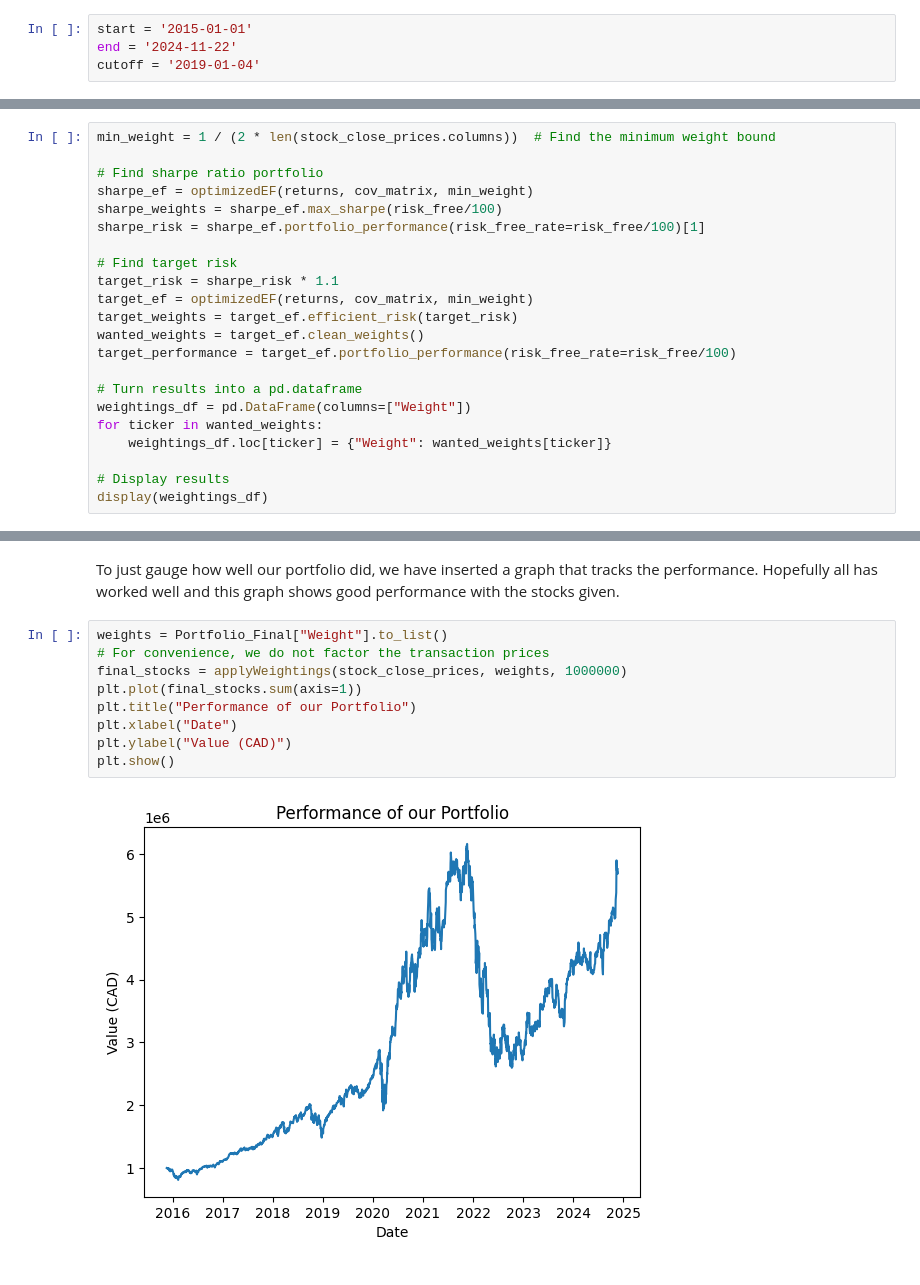
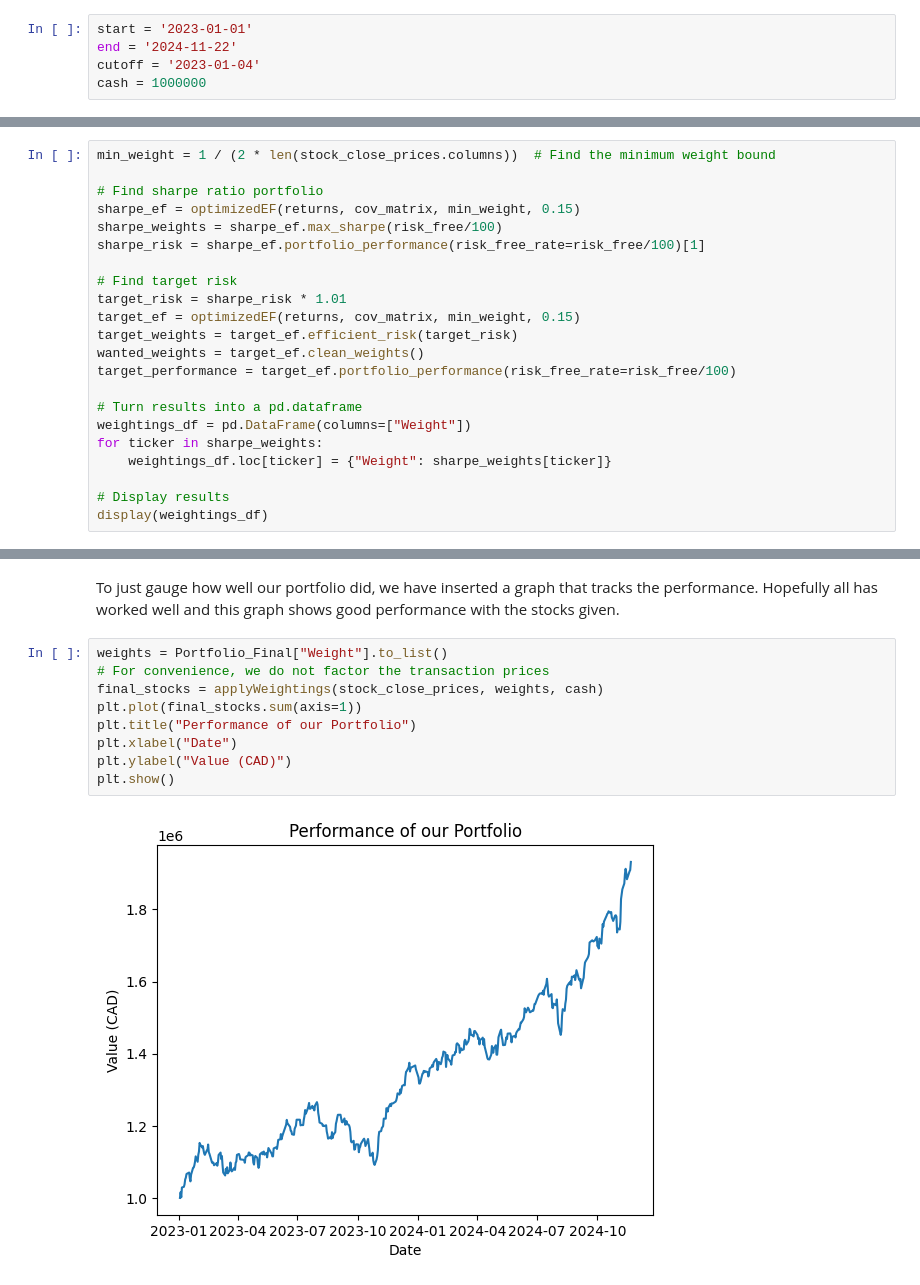
Before and after one commit to JasonLi14/Portfolio-Analyzer, a Jupyter notebook: Portfolio_Analyst.ipynb, the cells around one changed output, grey strips where cells are left out. Drawn from its saved outputs; the diff is of its cells as text.

Commit message:
Add a cash variable

```diff
--- a/Portfolio_Analyst.ipynb
+++ b/Portfolio_Analyst.ipynb
@@ -148,9 +148,10 @@ This function will the remaining stocks have enough history and also converts al
 
 Throughout the file, we will be using the following dates to gather data. You can change the range of history by changing the value of the variables below:
 # %%
-start = '2015-01-01'
+start = '2023-01-01'
 end = '2024-11-22'
-cutoff = '2019-01-04'
+cutoff = '2023-01-04'
+cash = 1000000
 # %% [markdown]
 The following function will retrieve close prices for specific stocks. We will call it to retrieve data for the valid stocks from Tickers.csv determined above.
 # %%
@@ -917,21 +919,21 @@ Then, we can use this to solve for various portfolios. Our hypothesis is that to
 min_weight = 1 / (2 * len(stock_close_prices.columns))  # Find the minimum weight bound
 
 # Find sharpe ratio portfolio
-sharpe_ef = optimizedEF(returns, cov_matrix, min_weight)
+sharpe_ef = optimizedEF(returns, cov_matrix, min_weight, 0.15)
 sharpe_weights = sharpe_ef.max_sharpe(risk_free/100)
 sharpe_risk = sharpe_ef.portfolio_performance(risk_free_rate=risk_free/100)[1]
 
 # Find target risk
-target_risk = sharpe_risk * 1.1
-target_ef = optimizedEF(returns, cov_matrix, min_weight)
+target_risk = sharpe_risk * 1.01
+target_ef = optimizedEF(returns, cov_matrix, min_weight, 0.15)
 target_weights = target_ef.efficient_risk(target_risk)
 wanted_weights = target_ef.clean_weights()
 target_performance = target_ef.portfolio_performance(risk_free_rate=risk_free/100)
 
 # Turn results into a pd.dataframe
 weightings_df = pd.DataFrame(columns=["Weight"])
-for ticker in wanted_weights:
-    weightings_df.loc[ticker] = {"Weight": wanted_weights[ticker]}
+for ticker in sharpe_weights:
+    weightings_df.loc[ticker] = {"Weight": sharpe_weights[ticker]}
 
 # Display results
 display(weightings_df)
@@ -1081,11 +1082,11 @@ To just gauge how well our portfolio did, we have inserted a graph that tracks t
 # %%
 weights = Portfolio_Final["Weight"].to_list()
 # For convenience, we do not factor the transaction prices
-final_stocks = applyWeightings(stock_close_prices, weights, 1000000)
+final_stocks = applyWeightings(stock_close_prices, weights, cash)
 plt.plot(final_stocks.sum(axis=1))
 plt.title("Performance of our Portfolio")
 plt.xlabel("Date")
 plt.ylabel("Value (CAD)")
 plt.show()
 # %% [output]
-[figure, old version]
+[figure, new version]
```
Also changed, not shown: parts of 17 cells of this notebook, 1 other file.
